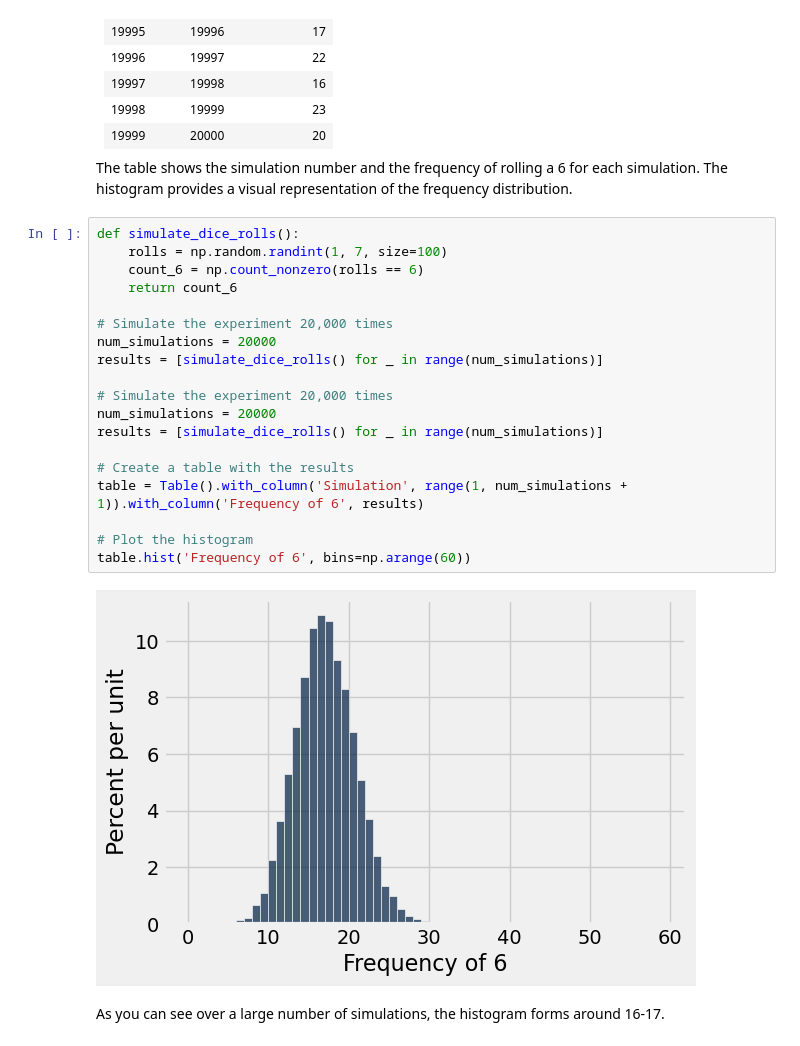
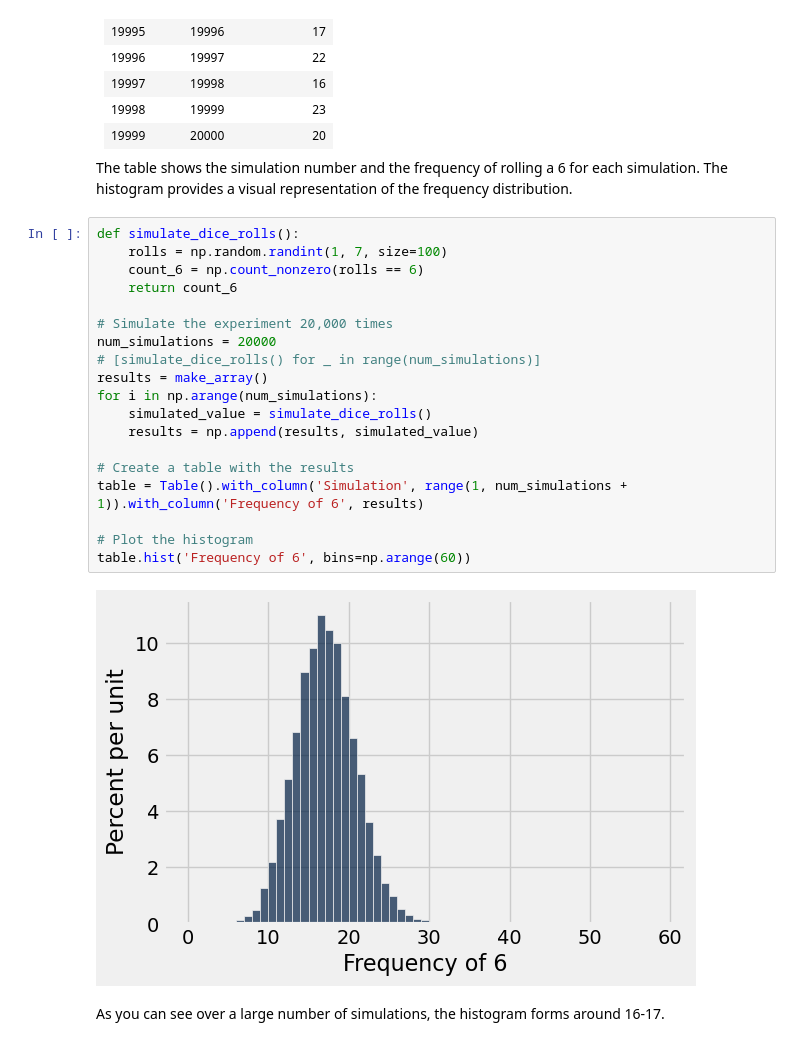
Before and after one commit to ucsb-ds/cmpsc5a-llm-fall24-students, a Jupyter notebook: lectures/Notebook-6.ipynb, the cells around one changed output. Saved outputs shown, nothing was run; the diff lists cells and outputs as text.

```diff
--- a/lectures/Notebook-6.ipynb
+++ b/lectures/Notebook-6.ipynb
@@ -218,24 +218,24 @@ The table shows the simulation number and the frequency of rolling a 6 for each
 # %%
 def simulate_dice_rolls():
     rolls = np.random.randint(1, 7, size=100)
     count_6 = np.count_nonzero(rolls == 6)
     return count_6
 
 # Simulate the experiment 20,000 times
 num_simulations = 20000
-results = [simulate_dice_rolls() for _ in range(num_simulations)]
-
-# Simulate the experiment 20,000 times
-num_simulations = 20000
-results = [simulate_dice_rolls() for _ in range(num_simulations)]
+# [simulate_dice_rolls() for _ in range(num_simulations)]
+results = make_array()
+for i in np.arange(num_simulations):
+    simulated_value = simulate_dice_rolls()
+    results = np.append(results, simulated_value)
 
 # Create a table with the results
 table = Table().with_column('Simulation', range(1, num_simulations + 1)).with_column('Frequency of 6', results)
 
 # Plot the histogram
 table.hist('Frequency of 6', bins=np.arange(60))
 # %% [output]
-[figure, old version]
+[figure, new version]
 # %% [markdown]
 As you can see over a large number of simulations, the histogram forms around 16-17.
 # %%
```
